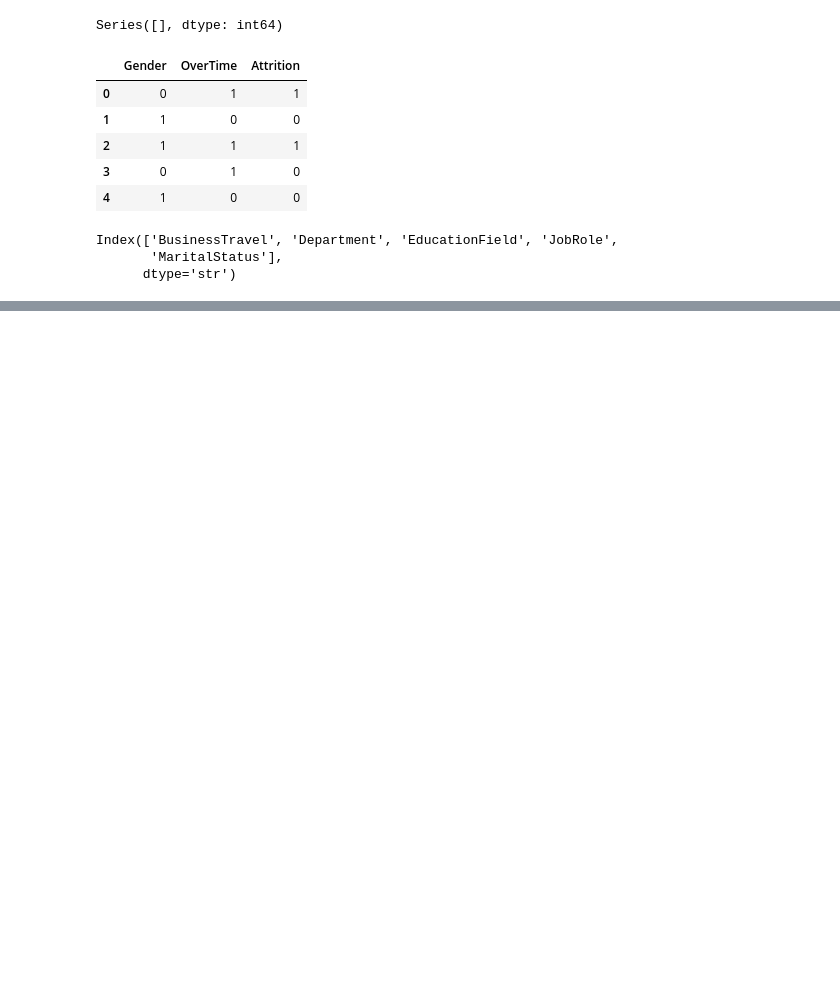
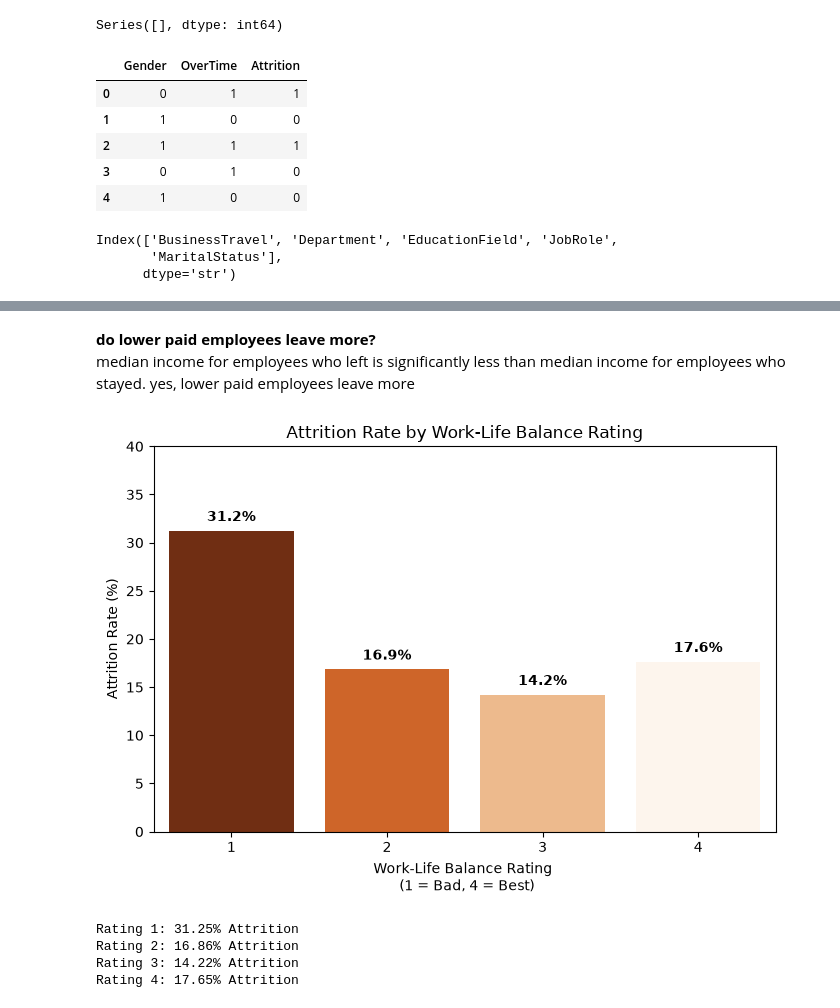
Before and after one commit to Susheyyy/ML-Projects, a Jupyter notebook: Week 2/Employee-Attrition-Prediction.ipynb, the cells around one changed output, grey strips where cells are left out. Saved outputs shown, nothing was run; the diff lists cells and outputs as text; code cells hidden in the pictures; blank space fills up the shorter version.

```diff
--- a/Week 2/Employee-Attrition-Prediction.ipynb
+++ b/Week 2/Employee-Attrition-Prediction.ipynb
@@ -182,0 +173,29 @@ gb.fit(X_train,y_train)
+# %% [markdown]
+**do lower paid employees leave more?**
+median income for employees who left is significantly less than median income for employees who stayed. yes, lower paid employees leave more
+# %%
+wlb_rates = df.groupby("WorkLifeBalance")["Attrition"].mean() * 100
+
+plt.figure(figsize=(7, 5))
+sns.barplot(x=wlb_rates.index, y=wlb_rates.values, hue=wlb_rates.index, palette="Oranges_r", legend=False)
+plt.title("Attrition Rate by Work-Life Balance Rating")
+plt.xlabel("Work-Life Balance Rating \n (1 = Bad, 4 = Best)")
+plt.ylabel("Attrition Rate (%)")
+plt.ylim(0, 40)
+
+for i, rate in enumerate(wlb_rates.values):
+    plt.text(i, rate + 1, f"{rate:.1f}%", ha="center", weight="bold")
+
+plt.tight_layout()
+plt.savefig("charts/attrition_vs_worklife_balance.png")
+plt.show()
+
+for rating, rate in wlb_rates.items():
+    print(f"Rating {rating}: {rate:.2f}% Attrition")
+print("\n")
+# %% [output]
+[figure, added]
+Rating 1: 31.25% Attrition
+Rating 2: 16.86% Attrition
+Rating 3: 14.22% Attrition
+Rating 4: 17.65% Attrition
```
Also changed, not shown: parts of 23 cells of this notebook.
